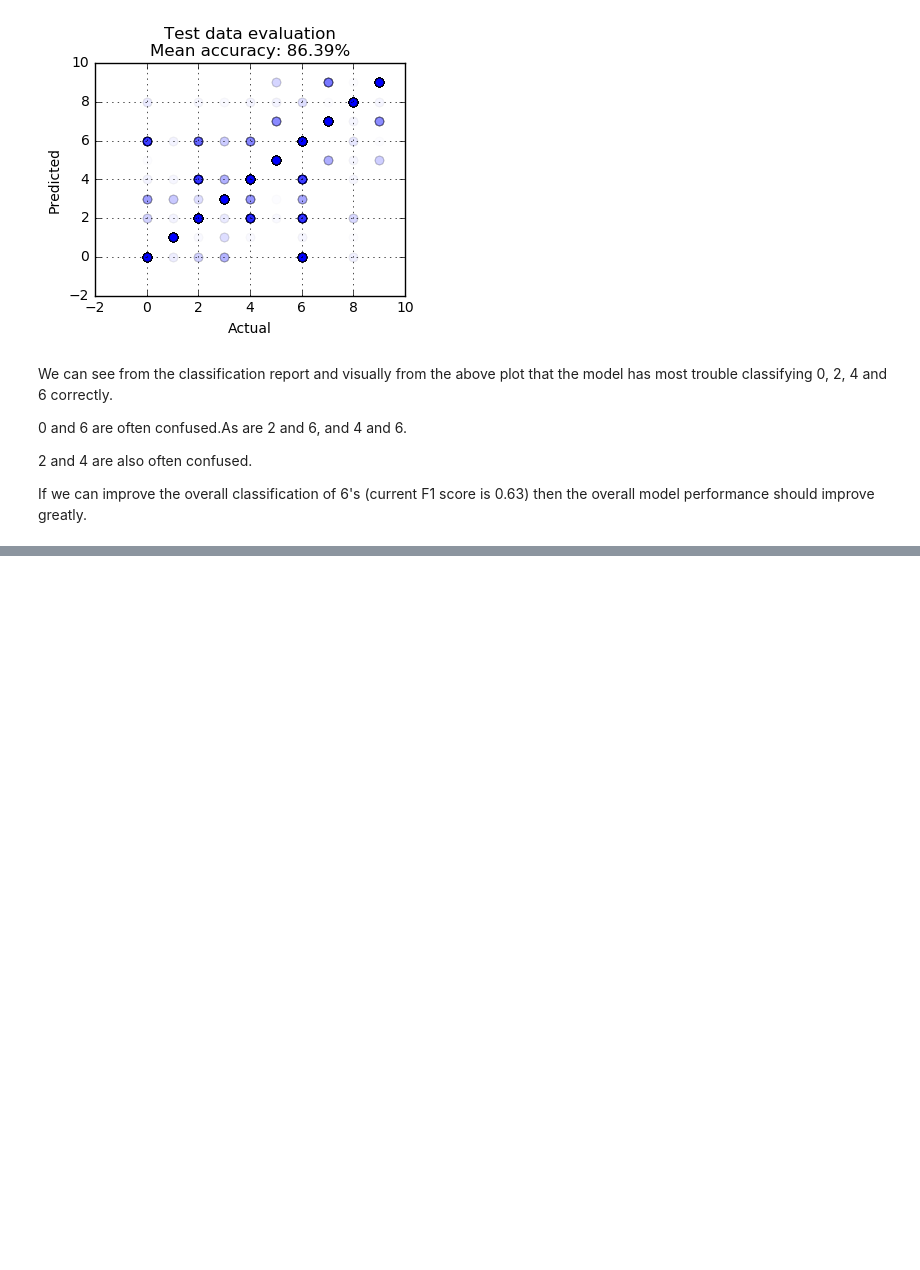
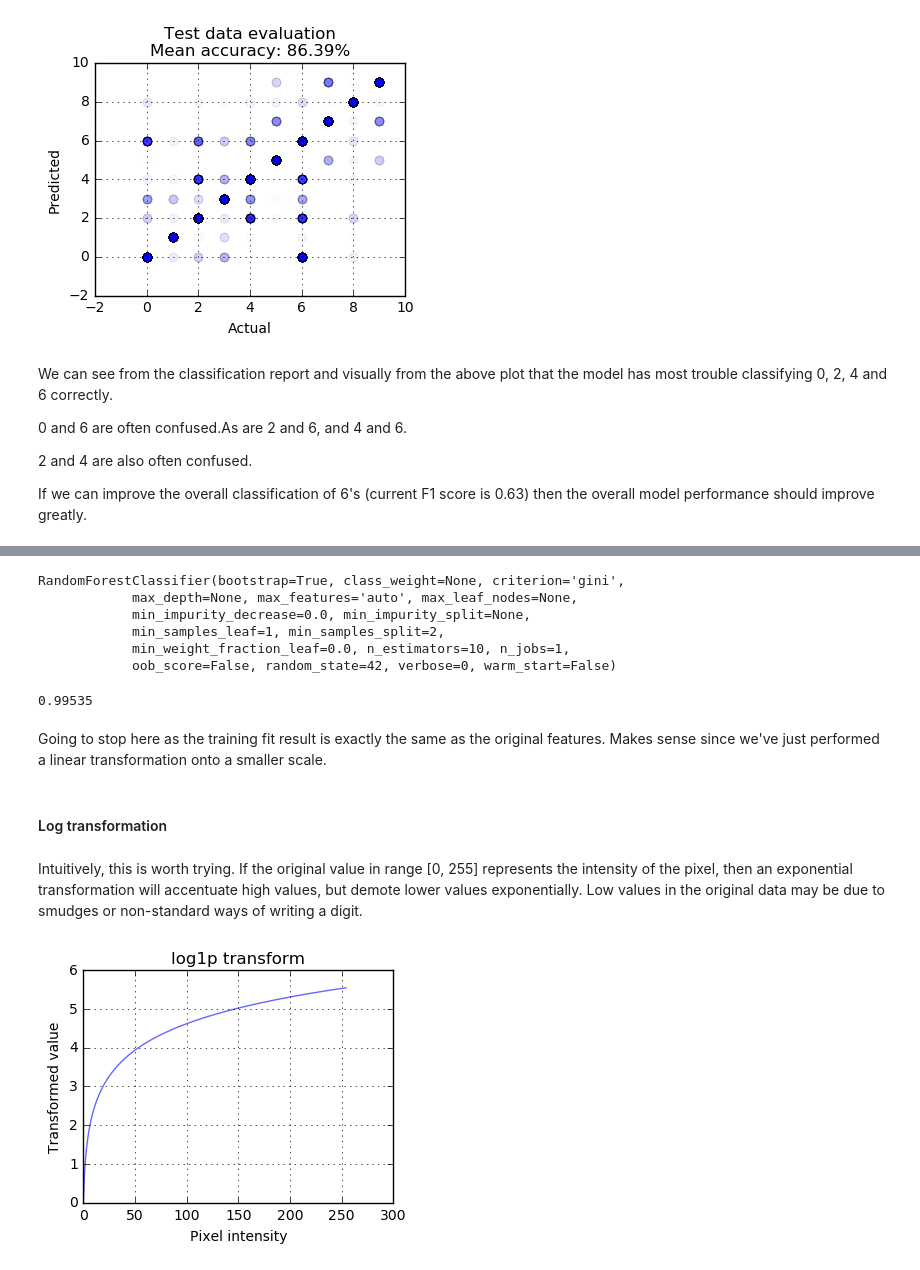
Before and after one commit to cdignam8304/model-explainability, a Jupyter notebook: lime-tutorial.ipynb, the cells around one changed output, grey strips where cells are left out. Cells and saved outputs as stored; diff of their text form; code cells hidden in the pictures; blank space fills up the shorter version.

```diff
--- a/lime-tutorial.ipynb
+++ b/lime-tutorial.ipynb
@@ -248,0 +371,29 @@ If we can improve the overall classification of 6's (current F1 score is 0.63) t
+# %%
+clf.fit(X_train_minmax, y)
+# %% [output]
+RandomForestClassifier(bootstrap=True, class_weight=None, criterion='gini',
+            max_depth=None, max_features='auto', max_leaf_nodes=None,
+            min_impurity_decrease=0.0, min_impurity_split=None,
+            min_samples_leaf=1, min_samples_split=2,
+            min_weight_fraction_leaf=0.0, n_estimators=10, n_jobs=1,
+            oob_score=False, random_state=42, verbose=0, warm_start=False)
+# %%
+# Evaluate training fit
+clf.score(X_train_minmax, y)
+# %% [output]
+0.99535
+# %% [markdown]
+Going to stop here as the training fit result is exactly the same as the original features. Makes sense since we've just performed a linear transformation onto a smaller scale.
+# %% [markdown]
+#### Log transformation
+# %% [markdown]
+Intuitively, this is worth trying. If the original value in range [0, 255] represents the intensity of the pixel, then an exponential transformation will accentuate high values, but demote lower values exponentially. Low values in the original data may be due to smudges or non-standard ways of writing a digit.
+# %%
+fig, ax = plt.subplots(figsize=(4, 3))
+ax.plot(np.log1p(range(0, 255)), alpha=0.6)
+ax.set_xlabel("Pixel intensity")
+ax.set_ylabel("Transformed value")
+ax.set_title("log1p transform")
+ax.grid()
+# %% [output]
+[figure, added]
```
Also changed, not shown: parts of 80 cells of this notebook.
